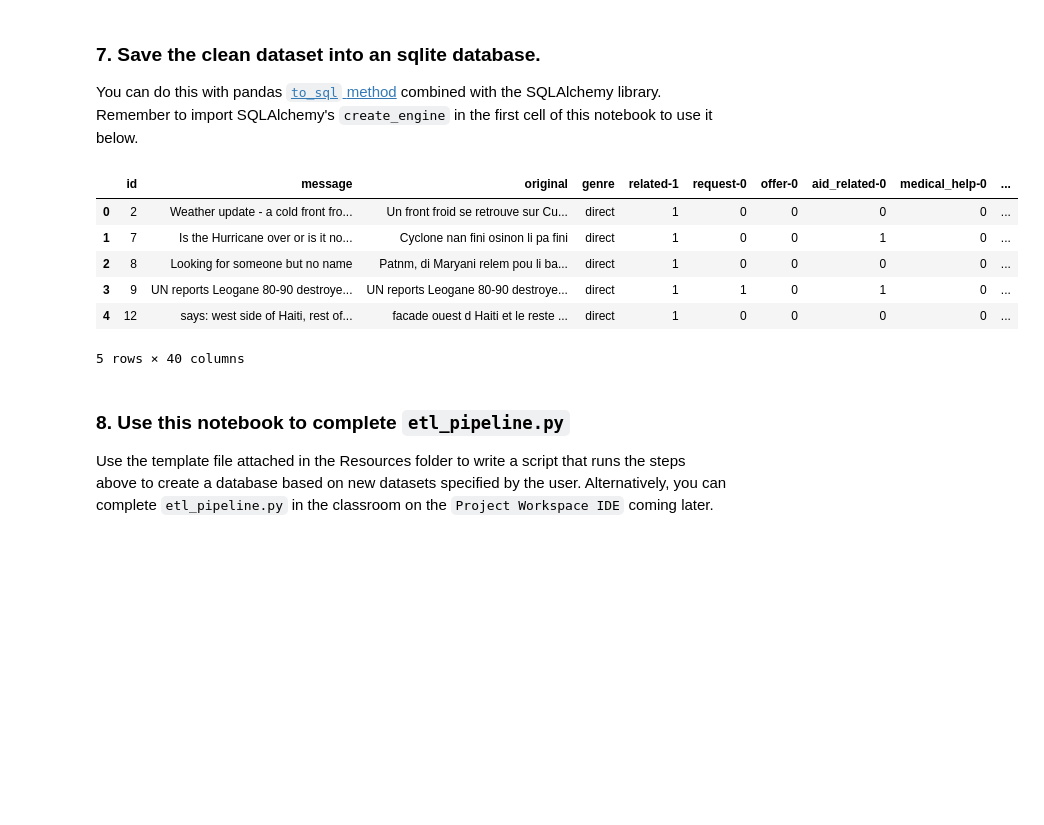
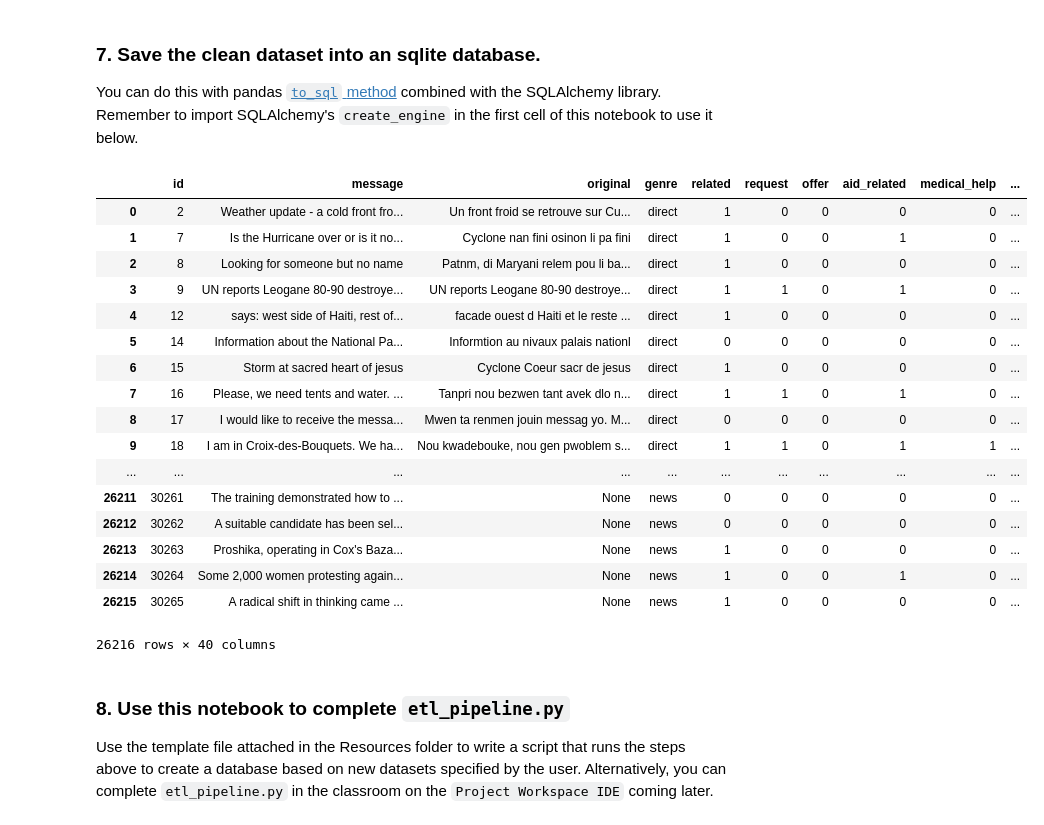
Before and after one commit to NasserSubait/p5-disaster-response-project, a Jupyter notebook: jupyter_notebook/ETL Pipeline Preparation.ipynb, the cells around one changed output. Cells and saved outputs as stored; diff of their text form; code cells hidden in the pictures; blank space fills up the shorter version.

```diff
--- a/jupyter_notebook/ETL Pipeline Preparation.ipynb
+++ b/jupyter_notebook/ETL Pipeline Preparation.ipynb
@@ -165,15 +185,26 @@ conn = sqlite3.connect('../data/DisasterDB.db')
 # %%
 df.to_sql('messages',con = conn, if_exists='replace',index=False)
 # %%
-pd.read_sql('select * from messages',con = conn).head()
+pd.read_sql('select * from messages',con = conn)
 # %% [output]
-|  | id | message | original | genre | related-1 | request-0 | offer-0 | aid_related-0 | medical_help-0 | ... |
+|  | id | message | original | genre | related | request | offer | aid_related | medical_help | ... |
 | 0 | 2 | Weather update - a cold front fro... | Un front froid se retrouve sur Cu... | direct | 1 | 0 | 0 | 0 | 0 | ... |
 | 1 | 7 | Is the Hurricane over or is it no... | Cyclone nan fini osinon li pa fini | direct | 1 | 0 | 0 | 1 | 0 | ... |
 | 2 | 8 | Looking for someone but no name | Patnm, di Maryani relem pou li ba... | direct | 1 | 0 | 0 | 0 | 0 | ... |
 | 3 | 9 | UN reports Leogane 80-90 destroye... | UN reports Leogane 80-90 destroye... | direct | 1 | 1 | 0 | 1 | 0 | ... |
 | 4 | 12 | says: west side of Haiti, rest of... | facade ouest d Haiti et le reste ... | direct | 1 | 0 | 0 | 0 | 0 | ... |
+| 5 | 14 | Information about the National Pa... | Informtion au nivaux palais nationl | direct | 0 | 0 | 0 | 0 | 0 | ... |
+| 6 | 15 | Storm at sacred heart of jesus | Cyclone Coeur sacr de jesus | direct | 1 | 0 | 0 | 0 | 0 | ... |
+| 7 | 16 | Please, we need tents and water. ... | Tanpri nou bezwen tant avek dlo n... | direct | 1 | 1 | 0 | 1 | 0 | ... |
+| 8 | 17 | I would like to receive the messa... | Mwen ta renmen jouin messag yo. M... | direct | 0 | 0 | 0 | 0 | 0 | ... |
+| 9 | 18 | I am in Croix-des-Bouquets. We ha... | Nou kwadebouke, nou gen pwoblem s... | direct | 1 | 1 | 0 | 1 | 1 | ... |
+| ... | ... | ... | ... | ... | ... | ... | ... | ... | ... | ... |
+| 26211 | 30261 | The training demonstrated how to ... | None | news | 0 | 0 | 0 | 0 | 0 | ... |
+| 26212 | 30262 | A suitable candidate has been sel... | None | news | 0 | 0 | 0 | 0 | 0 | ... |
+| 26213 | 30263 | Proshika, operating in Cox's Baza... | None | news | 1 | 0 | 0 | 0 | 0 | ... |
+| 26214 | 30264 | Some 2,000 women protesting again... | None | news | 1 | 0 | 0 | 1 | 0 | ... |
+| 26215 | 30265 | A radical shift in thinking came ... | None | news | 1 | 0 | 0 | 0 | 0 | ... |
-5 rows × 40 columns
+26216 rows × 40 columns
 # %% [markdown]
 ### 8. Use this notebook to complete `etl_pipeline.py`
 Use the template file attached in the Resources folder to write a script that runs the steps above to create a database based on new datasets specified by the user. Alternatively, you can complete `etl_pipeline.py` in the classroom on the `Project Workspace IDE` coming later.
```
Also changed, not shown: parts of 5 cells of this notebook, 3 other files.
